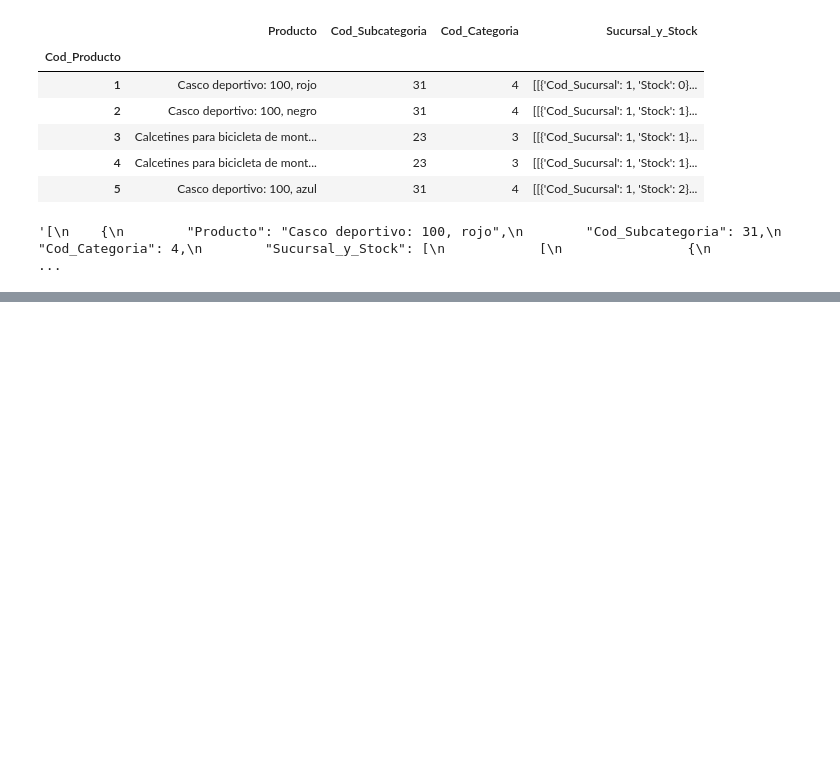
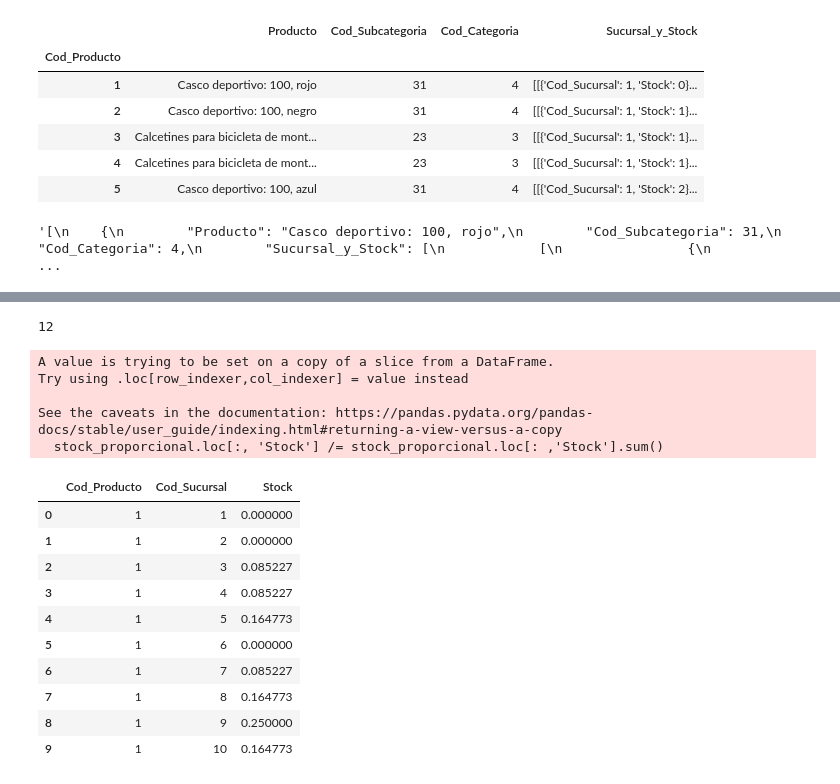
Before and after one commit to federicopfund/data-engineer, a Jupyter notebook: dataframes.ipynb, the cells around one changed output, grey strips where cells are left out. Drawn from its saved outputs; the diff is of its cells as text; code cells hidden in the pictures; blank space fills up the shorter version.

Commit message:
Bosquejo de llenado de stock en notebook

```diff
--- a/dataframes.ipynb
+++ b/dataframes.ipynb
@@ -118,3 +118,11 @@ df_json = json.loads(prueba_join.to_json(orient='records'))
 json.dumps(df_json, indent=4)
 # %% [output]
 '[\n    {\n        "Producto": "Casco deportivo: 100, rojo",\n        "Cod_Subcategoria": 31,\n        "Cod_Categoria": 4,\n        "Sucursal_y_Stock": [\n            [\n                {\n            ...
+# %%
+datalake_account_name = 'datalake123cd4567'
+datalake_container = 'csv'
+datalake_account_access_key = 'tUkrsYf++bJtSl/fXv9rtVhvTxIxh+3pzuWgA41vR3LtnbCV9xefC4ImN8XVLmk5ZxphFCGfN9mY+AStxYp14A=='
+
+df_adlfs = pd.read_csv(f'abfs://{datalake_container}@{datalake_account_name}.dfs.core.windows.net/Producto_Unico.csv',storage_options = {'account_key': datalake_account_access_key})
+# %%
+df_adlfs2 = pd.read_csv(f'abfs://{datalake_container}@{datalake_account_name}.dfs.core.windows.net/Producto_Sucursales.csv',storage_options = {'account_key': datalake_account_access_key})
@@ -120,0 +143,4 @@ json.dumps(df_json, indent=4)
+# %%
+df_adlfs2['Stock'].head(10).sum()
+# %% [output]
+12
@@ -120,0 +149,22 @@ json.dumps(df_json, indent=4)
+# %%
+stock_proporcional = df_adlfs2.head(10)
+# %%
+stock_proporcional.loc[:, 'Stock'] /= stock_proporcional.loc[: ,'Stock'].sum()
+stock_proporcional
+# %% [output]
+A value is trying to be set on a copy of a slice from a DataFrame.
+Try using .loc[row_indexer,col_indexer] = value instead
+
+See the caveats in the documentation: https://pandas.pydata.org/pandas-docs/stable/user_guide/indexing.html#returning-a-view-versus-a-copy
+  stock_proporcional.loc[:, 'Stock'] /= stock_proporcional.loc[: ,'Stock'].sum()
+|  | Cod_Producto | Cod_Sucursal | Stock |
+| 0 | 1 | 1 | 0.000000 |
+| 1 | 1 | 2 | 0.000000 |
+| 2 | 1 | 3 | 0.085227 |
+| 3 | 1 | 4 | 0.085227 |
+| 4 | 1 | 5 | 0.164773 |
+| 5 | 1 | 6 | 0.000000 |
+| 6 | 1 | 7 | 0.085227 |
+| 7 | 1 | 8 | 0.164773 |
+| 8 | 1 | 9 | 0.250000 |
+| 9 | 1 | 10 | 0.164773 |
```
Also changed, not shown: parts of 11 cells of this notebook.
